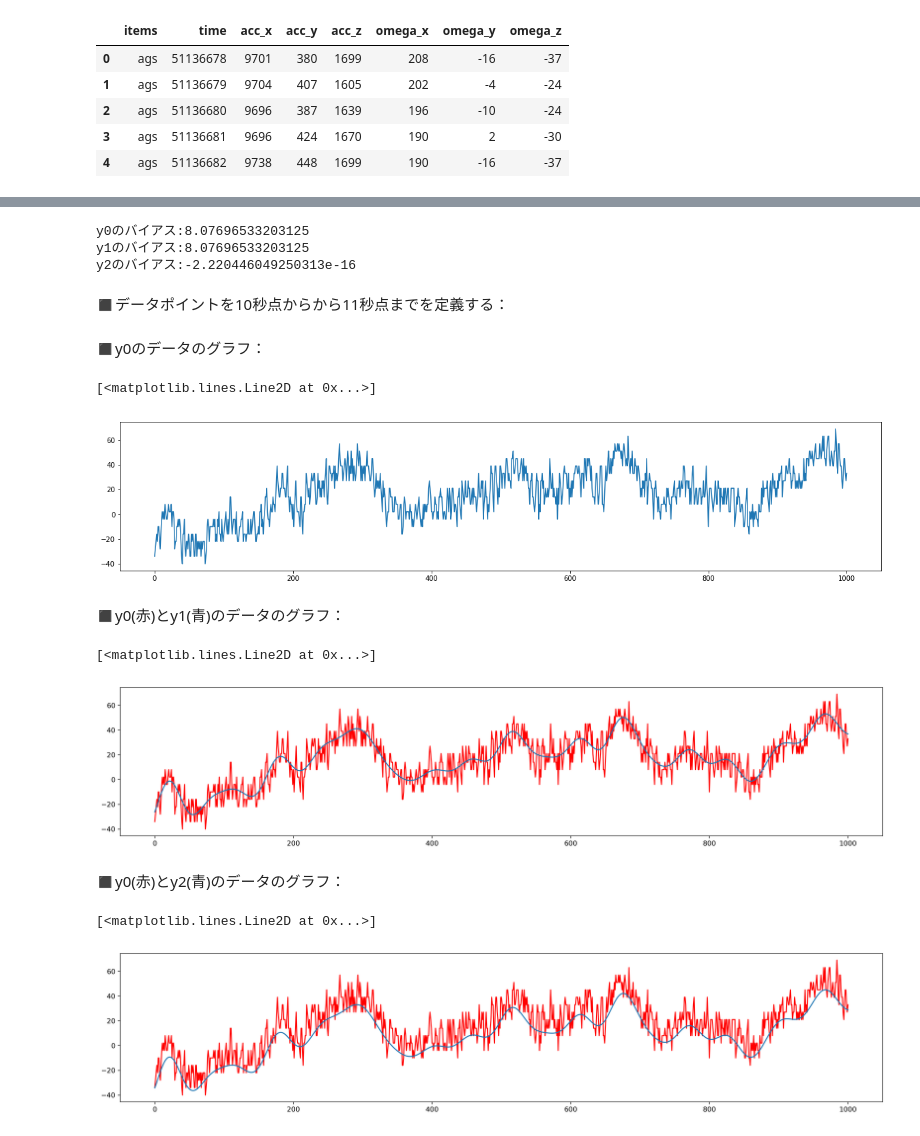
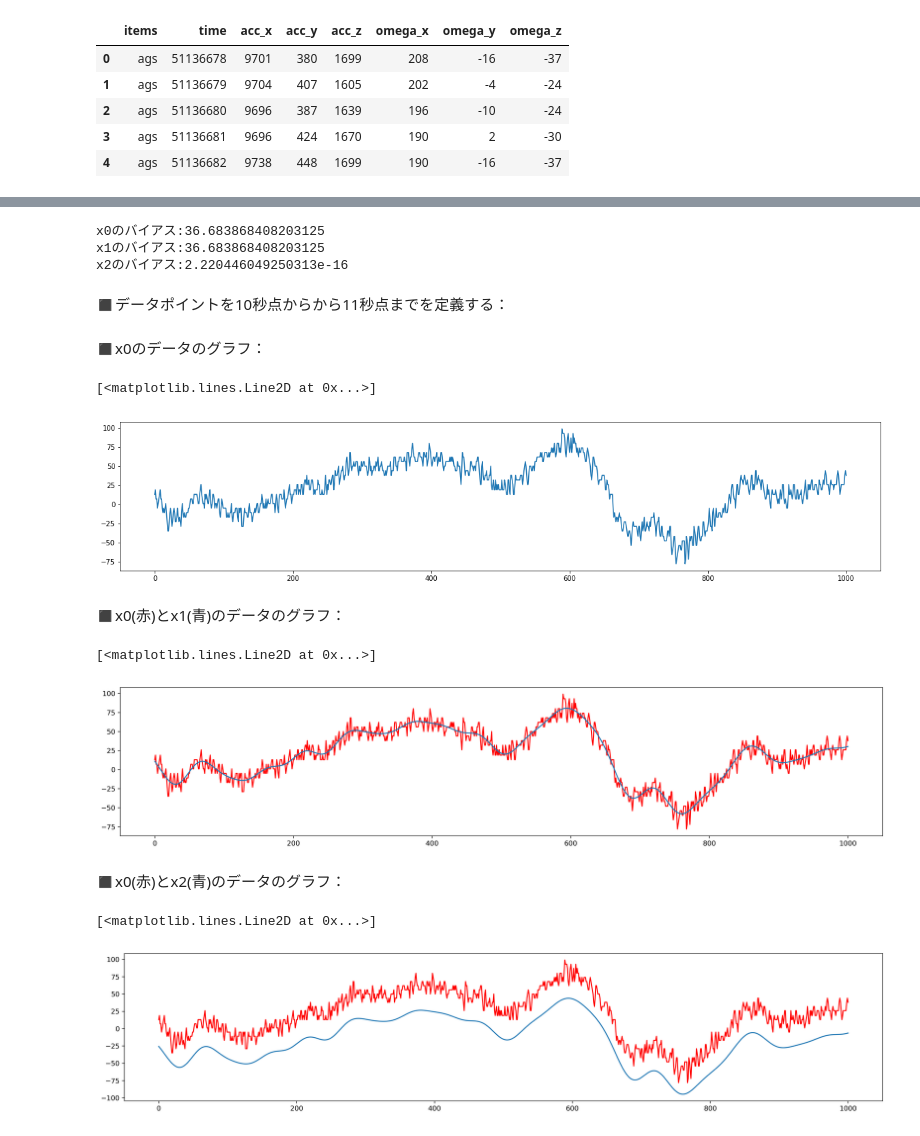
Before and after one commit to doppelgenkan/lowpass_filter, a Jupyter notebook: lpf-test.ipynb, the cells around one changed output, grey strips where cells are left out. Cells and saved outputs as stored; diff of their text form; code cells hidden in the pictures.

```diff
--- a/lpf-test.ipynb
+++ b/lpf-test.ipynb
@@ -46,5 +46,5 @@ df.head()
 # %%
-y = np.array(df['omega_y'])
-y0 = lpf._cutdata4fft(y)
-y0
+x = np.array(df['omega_x'])
+x0 = lpf._cutdata4fft(x)
+x0
 # %% [output]
@@ -54,43 +54,43 @@ array([-16,  -4, -10, ...,   2,  14,   8])
 > どちらもカットオフ周波数20
 # %%
-y1 = lpf.lpfilter(y, 20, rmdc=False)
-y2 = lpf.lpfilter(y, 20)
+x1 = lpf.lpfilter(x, 20, rmdc=False)
+x2 = lpf.lpfilter(x, 20)
 # %%
-print(f'y0のバイアス:{np.mean(y0)}')
-print(f'y1のバイアス:{np.mean(y1)}')
-print(f'y2のバイアス:{np.mean(y2)}')
+print(f'x0のバイアス:{np.mean(x0)}')
+print(f'x1のバイアス:{np.mean(x1)}')
+print(f'x2のバイアス:{np.mean(x2)}')
 # %% [output]
-y0のバイアス:8.07696533203125
-y1のバイアス:8.07696533203125
-y2のバイアス:-2.220446049250313e-16
+x0のバイアス:36.683868408203125
+x1のバイアス:36.683868408203125
+x2のバイアス:2.220446049250313e-16
 # %% [markdown]
 ◼️データポイントを10秒点からから11秒点までを定義する：
 # %%
 startpoint = 10000
 endpoint = 11001
 # %% [markdown]
-◼️y0のデータのグラフ：
+◼️x0のデータのグラフ：
 # %%
 plt.figure(figsize=(20,4))
-plt.plot(y0[startpoint:endpoint])
+plt.plot(x0[startpoint:endpoint])
 # %% [output]
 [<matplotlib.lines.Line2D at 0x...>]
-[figure, old version]
+[figure, new version]
 # %% [markdown]
-◼️y0(赤)とy1(青)のデータのグラフ：
+◼️x0(赤)とx1(青)のデータのグラフ：
 # %%
 plt.figure(figsize=(20,4), dpi=300)
-plt.plot(y0[startpoint:endpoint], c='red')
-plt.plot(y1[startpoint:endpoint])
+plt.plot(x0[startpoint:endpoint], c='red')
+plt.plot(x1[startpoint:endpoint])
 # %% [output]
 [<matplotlib.lines.Line2D at 0x...>]
-[figure, old version]
+[figure, new version]
 # %% [markdown]
-◼️y0(赤)とy2(青)のデータのグラフ：
+◼️x0(赤)とx2(青)のデータのグラフ：
 # %%
 plt.figure(figsize=(20,4), dpi=300)
-plt.plot(y0[startpoint:endpoint], c='red')
-plt.plot(y2[startpoint:endpoint])
+plt.plot(x0[startpoint:endpoint], c='red')
+plt.plot(x2[startpoint:endpoint])
 # %% [output]
 [<matplotlib.lines.Line2D at 0x...>]
-[figure, old version]
+[figure, new version]
```
Also changed, not shown: parts of 3 cells of this notebook.
